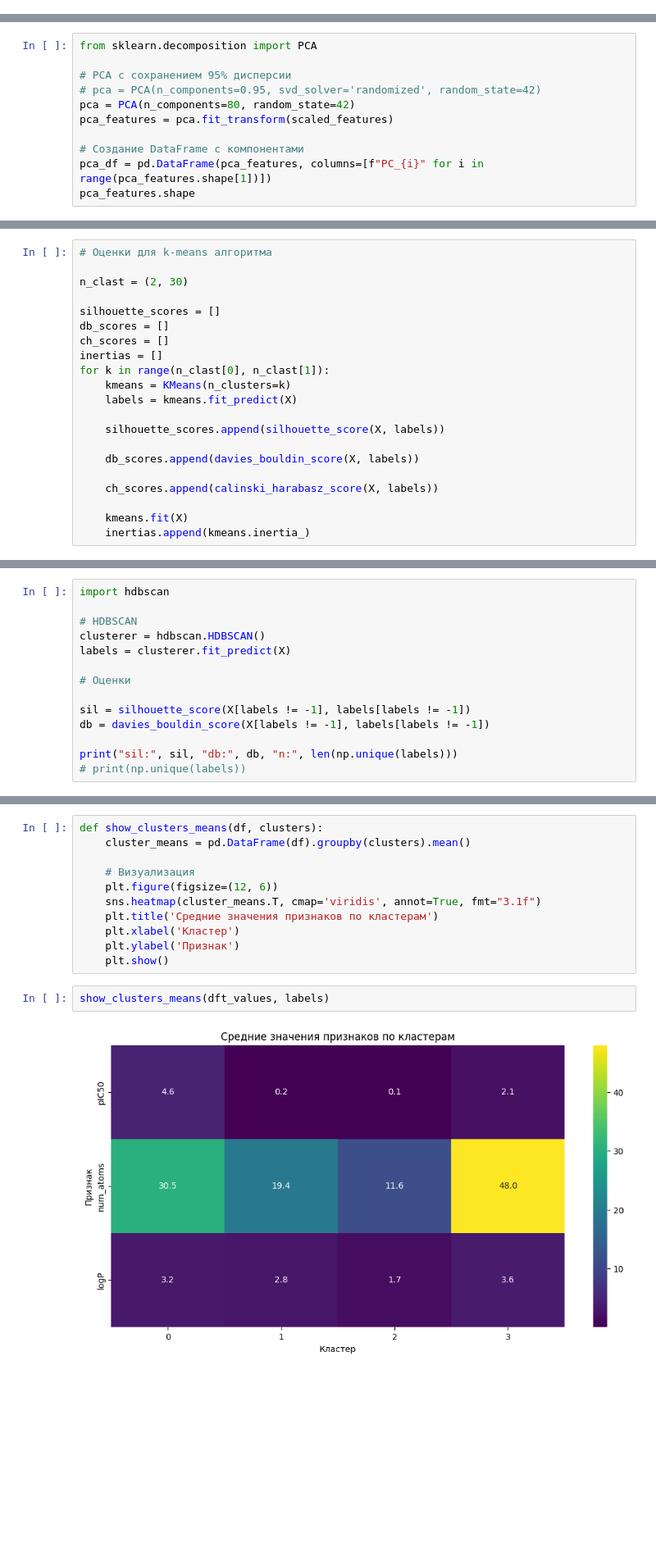
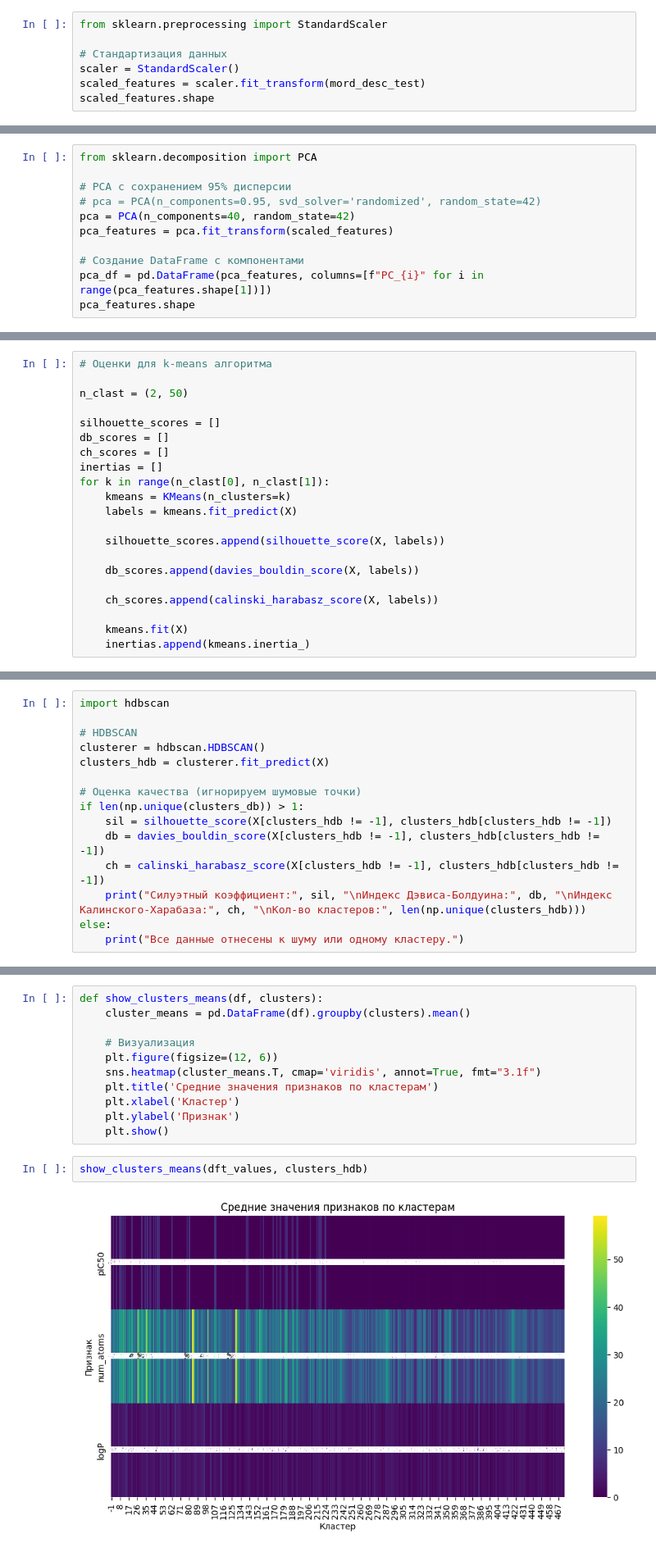
Before and after one commit to Nettsome/coursework, a Jupyter notebook: Tasks/main.ipynb, the cells around one changed output, grey strips where cells are left out. Shown at 82% size. Saved outputs shown, nothing was run; the diff lists cells and outputs as text; blank space fills up the shorter version.

```diff
--- a/Tasks/main.ipynb
+++ b/Tasks/main.ipynb
@@ -409,0 +409,7 @@ scaled_features.shape
+# %%
+from sklearn.preprocessing import StandardScaler
+
+# Стандартизация данных
+scaler = StandardScaler()
+scaled_features = scaler.fit_transform(mord_desc_test)
+scaled_features.shape
@@ -421,7 +429,7 @@ from sklearn.decomposition import PCA
 
 # PCA с сохранением 95% дисперсии
 # pca = PCA(n_components=0.95, svd_solver='randomized', random_state=42)
-pca = PCA(n_components=80, random_state=42)
+pca = PCA(n_components=40, random_state=42)
 pca_features = pca.fit_transform(scaled_features)
 
 # Создание DataFrame с компонентами
@@ -502,7 +513,7 @@ $DB = \frac{1}{k}\sum_{i=1}^{k}{\max_{j \neq i}{(\dots)}}$ <br>
 # %%
 # Оценки для k-means алгоритма
 
-n_clast = (2, 30)
+n_clast = (2, 50)
 
 silhouette_scores = []
 db_scores = []
@@ -673,13 +680,14 @@ import hdbscan
 
 # HDBSCAN
 clusterer = hdbscan.HDBSCAN()
-labels = clusterer.fit_predict(X)
+clusters_hdb = clusterer.fit_predict(X)
 
-# Оценки
-
-sil = silhouette_score(X[labels != -1], labels[labels != -1])
-db = davies_bouldin_score(X[labels != -1], labels[labels != -1])
-
-print("sil:", sil, "db:", db, "n:", len(np.unique(labels)))
-# print(np.unique(labels))
+# Оценка качества (игнорируем шумовые точки)
+if len(np.unique(clusters_db)) > 1:
+    sil = silhouette_score(X[clusters_hdb != -1], clusters_hdb[clusters_hdb != -1])
+    db = davies_bouldin_score(X[clusters_hdb != -1], clusters_hdb[clusters_hdb != -1])
+    ch = calinski_harabasz_score(X[clusters_hdb != -1], clusters_hdb[clusters_hdb != -1])
+    print("Силуэтный коэффициент:", sil, "\nИндекс Дэвиса-Болдуина:", db, "\nИндекс Калинского-Харабаза:", ch, "\nКол-во кластеров:", len(np.unique(clusters_hdb)))
+else:
+    print("Все данные отнесены к шуму или одному кластеру.")
 # %% [output]
@@ -769,9 +793,9 @@ def show_clusters_means(df, clusters):
     plt.ylabel('Признак')
     plt.show()
 # %%
-show_clusters_means(dft_values, labels)
+show_clusters_means(dft_values, clusters_hdb)
 # %% [output]
-[figure, old version]
+[figure, new version]
 # %% [markdown]
 **Дальнейшие действия**
 
```
Also changed, not shown: parts of 20 cells of this notebook.
